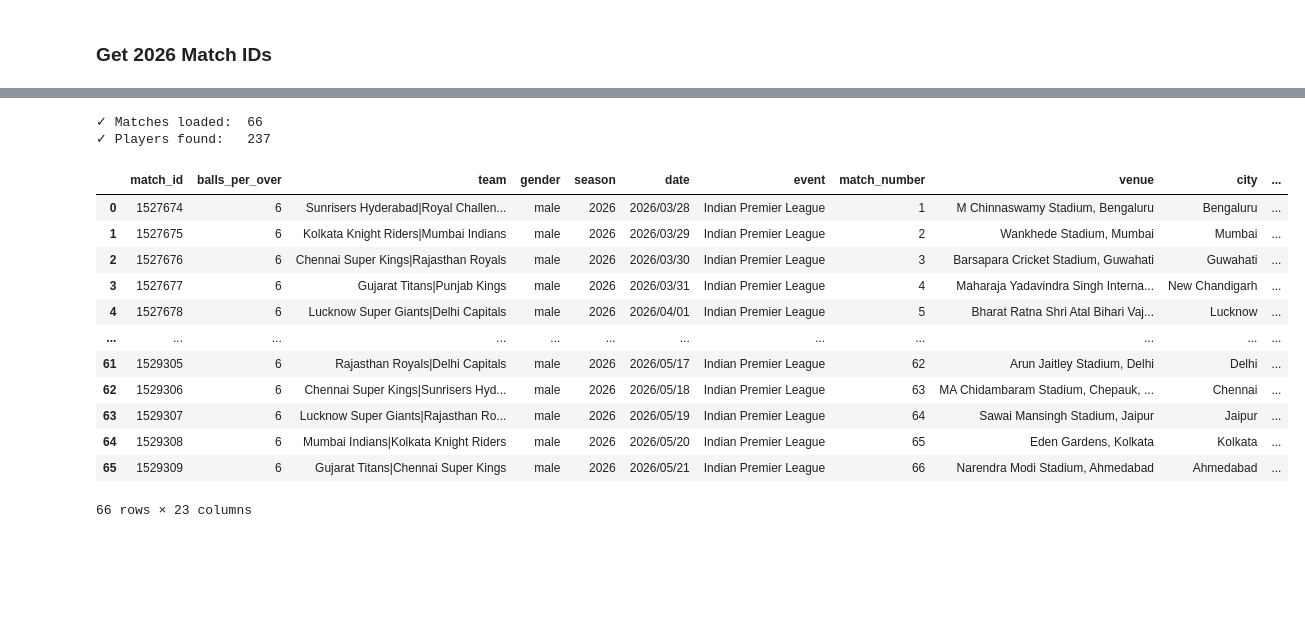
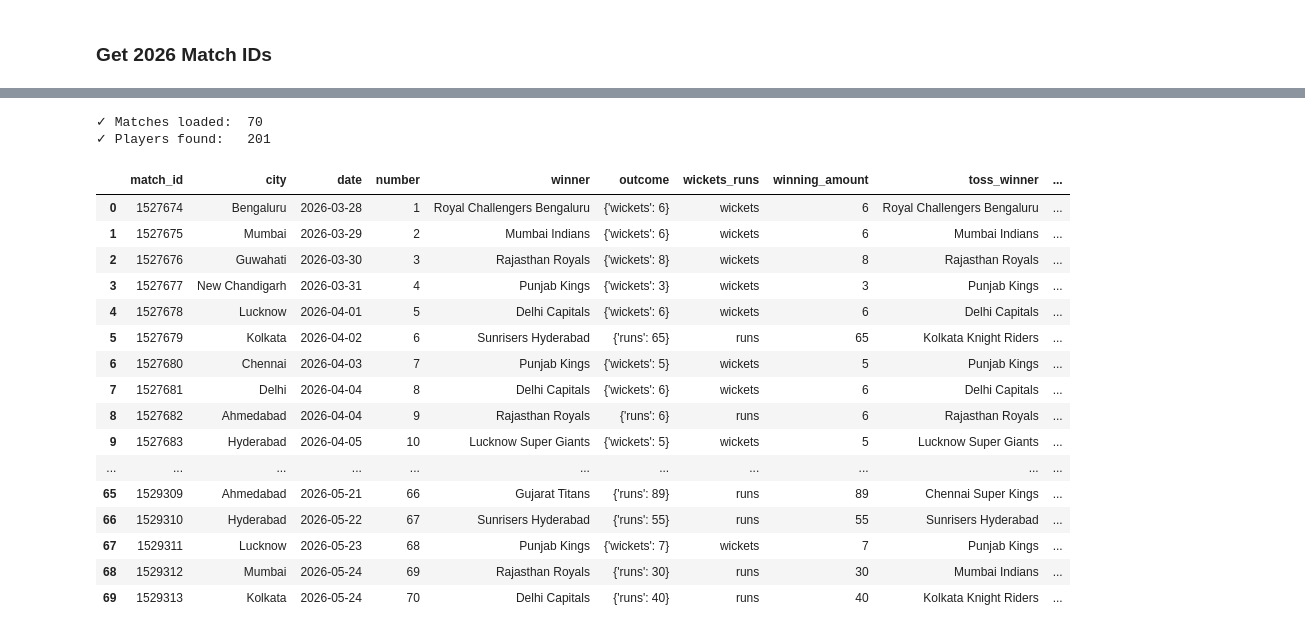
Before and after one commit to howies81/Learning-Lab, a Jupyter notebook: 02-apps/IPL-Dashboard/match_id.ipynb, the cells around one changed output, grey strips where cells are left out. Drawn from its saved outputs; the diff is of its cells as text; code cells hidden in the pictures; blank space fills up the shorter version.

```diff
--- a/02-apps/IPL-Dashboard/match_id.ipynb
+++ b/02-apps/IPL-Dashboard/match_id.ipynb
@@ -22,9 +23,13 @@ Usage:
 # %%
 import pandas as pd
 import os
+import json
+import numpy as np
 
-IPL_DATA_FOLDER = "./ipl_male_csv2"
-FIRST_2026_MATCH = 1527674
+IPL_DATA_FOLDER = "./ipl_male_json"
+FIRST_2026_REG_SEASON_MATCH = 1527674
+LAST_2026_REG_SEASON_MATCH = 1529313
+FINAL_MATCH = 1535465
 #pd.set_option('display.max_rows', None)
 # %% [markdown]
 ### Get 2026 Match IDs
@@ -35,15 +40,22 @@ def get_2026_match_IDs(folder_path):
     match IDs >= FIRST_2026_MATCH.
     """
     all_ids = []
+    all_reg_season_ids = []
+    all_playoff_ids = []
 
     for filename in os.listdir(folder_path):
-        if filename.endswith(".csv") and not filename.endswith("_info.csv"):
+        if filename.endswith(".json"):
             try:
-                match_id = int(filename.replace(".csv", ""))
-                if match_id >= FIRST_2026_MATCH:
+                match_id = int(filename.replace(".json", ""))
+                if match_id >= FIRST_2026_REG_SEASON_MATCH:
                     all_ids.append(match_id)
             except ValueError:
                 pass  # skip any files that don't have a numeric name
 
     all_ids.sort()
-    return all_ids
+    all_playoff_ids = all_ids[-4:]
+    all_reg_season_ids = all_ids[:-4]
+    return all_ids, all_reg_season_ids, all_playoff_ids
+# %%
+match_ids, reg_season_ids, playoff_ids = get_2026_match_IDs(IPL_DATA_FOLDER)
+match_ids
@@ -192,19 +366,25 @@ display(len(match_ids))
 # %%
-matches_df, players_df= load_info_files(IPL_DATA_FOLDER, match_ids)
+pd.set_option('display.max_rows', None)
+pd.set_option('display.max_columns', None)
+matches_df, players_df, registry_df= load_match_info(IPL_DATA_FOLDER, reg_season_ids)
 matches_df
 # %% [output]
-✓ Matches loaded:  66
-✓ Players found:   237
+✓ Matches loaded:  70
+✓ Players found:   201
-|  | match_id | balls_per_over | team | gender | season | date | event | match_number | venue | city | ... |
-| 0 | 1527674 | 6 | Sunrisers Hyderabad|Royal Challen... | male | 2026 | 2026/03/28 | Indian Premier League | 1 | M Chinnaswamy Stadium, Bengaluru | Bengaluru | ... |
-| 1 | 1527675 | 6 | Kolkata Knight Riders|Mumbai Indians | male | 2026 | 2026/03/29 | Indian Premier League | 2 | Wankhede Stadium, Mumbai | Mumbai | ... |
-| 2 | 1527676 | 6 | Chennai Super Kings|Rajasthan Royals | male | 2026 | 2026/03/30 | Indian Premier League | 3 | Barsapara Cricket Stadium, Guwahati | Guwahati | ... |
-| 3 | 1527677 | 6 | Gujarat Titans|Punjab Kings | male | 2026 | 2026/03/31 | Indian Premier League | 4 | Maharaja Yadavindra Singh Interna... | New Chandigarh | ... |
-| 4 | 1527678 | 6 | Lucknow Super Giants|Delhi Capitals | male | 2026 | 2026/04/01 | Indian Premier League | 5 | Bharat Ratna Shri Atal Bihari Vaj... | Lucknow | ... |
-| ... | ... | ... | ... | ... | ... | ... | ... | ... | ... | ... | ... |
-| 61 | 1529305 | 6 | Rajasthan Royals|Delhi Capitals | male | 2026 | 2026/05/17 | Indian Premier League | 62 | Arun Jaitley Stadium, Delhi | Delhi | ... |
-| 62 | 1529306 | 6 | Chennai Super Kings|Sunrisers Hyd... | male | 2026 | 2026/05/18 | Indian Premier League | 63 | MA Chidambaram Stadium, Chepauk, ... | Chennai | ... |
-| 63 | 1529307 | 6 | Lucknow Super Giants|Rajasthan Ro... | male | 2026 | 2026/05/19 | Indian Premier League | 64 | Sawai Mansingh Stadium, Jaipur | Jaipur | ... |
-| 64 | 1529308 | 6 | Mumbai Indians|Kolkata Knight Riders | male | 2026 | 2026/05/20 | Indian Premier League | 65 | Eden Gardens, Kolkata | Kolkata | ... |
-| 65 | 1529309 | 6 | Gujarat Titans|Chennai Super Kings | male | 2026 | 2026/05/21 | Indian Premier League | 66 | Narendra Modi Stadium, Ahmedabad | Ahmedabad | ... |
+|  | match_id | city | date | number | winner | outcome | wickets_runs | winning_amount | toss_winner | ... |
+| 0 | 1527674 | Bengaluru | 2026-03-28 | 1 | Royal Challengers Bengaluru | {'wickets': 6} | wickets | 6 | Royal Challengers Bengaluru | ... |
+| 1 | 1527675 | Mumbai | 2026-03-29 | 2 | Mumbai Indians | {'wickets': 6} | wickets | 6 | Mumbai Indians | ... |
+| 2 | 1527676 | Guwahati | 2026-03-30 | 3 | Rajasthan Royals | {'wickets': 8} | wickets | 8 | Rajasthan Royals | ... |
+| 3 | 1527677 | New Chandigarh | 2026-03-31 | 4 | Punjab Kings | {'wickets': 3} | wickets | 3 | Punjab Kings | ... |
+| 4 | 1527678 | Lucknow | 2026-04-01 | 5 | Delhi Capitals | {'wickets': 6} | wickets | 6 | Delhi Capitals | ... |
+| 5 | 1527679 | Kolkata | 2026-04-02 | 6 | Sunrisers Hyderabad | {'runs': 65} | runs | 65 | Kolkata Knight Riders | ... |
+| 6 | 1527680 | Chennai | 2026-04-03 | 7 | Punjab Kings | {'wickets': 5} | wickets | 5 | Punjab Kings | ... |
+| 7 | 1527681 | Delhi | 2026-04-04 | 8 | Delhi Capitals | {'wickets': 6} | wickets | 6 | Delhi Capitals | ... |
+| 8 | 1527682 | Ahmedabad | 2026-04-04 | 9 | Rajasthan Royals | {'runs': 6} | runs | 6 | Rajasthan Royals | ... |
+| 9 | 1527683 | Hyderabad | 2026-04-05 | 10 | Lucknow Super Giants | {'wickets': 5} | wickets | 5 | Lucknow Super Giants | ... |
+| ... | ... | ... | ... | ... | ... | ... | ... | ... | ... | ... |
+| 65 | 1529309 | Ahmedabad | 2026-05-21 | 66 | Gujarat Titans | {'runs': 89} | runs | 89 | Chennai Super Kings | ... |
+| 66 | 1529310 | Hyderabad | 2026-05-22 | 67 | Sunrisers Hyderabad | {'runs': 55} | runs | 55 | Sunrisers Hyderabad | ... |
+| 67 | 1529311 | Lucknow | 2026-05-23 | 68 | Punjab Kings | {'wickets': 7} | wickets | 7 | Punjab Kings | ... |
+| 68 | 1529312 | Mumbai | 2026-05-24 | 69 | Rajasthan Royals | {'runs': 30} | runs | 30 | Mumbai Indians | ... |
+| 69 | 1529313 | Kolkata | 2026-05-24 | 70 | Delhi Capitals | {'runs': 40} | runs | 40 | Kolkata Knight Riders | ... |
-66 rows × 23 columns
```
Also changed, not shown: parts of 34 cells of this notebook, 1 other file.
